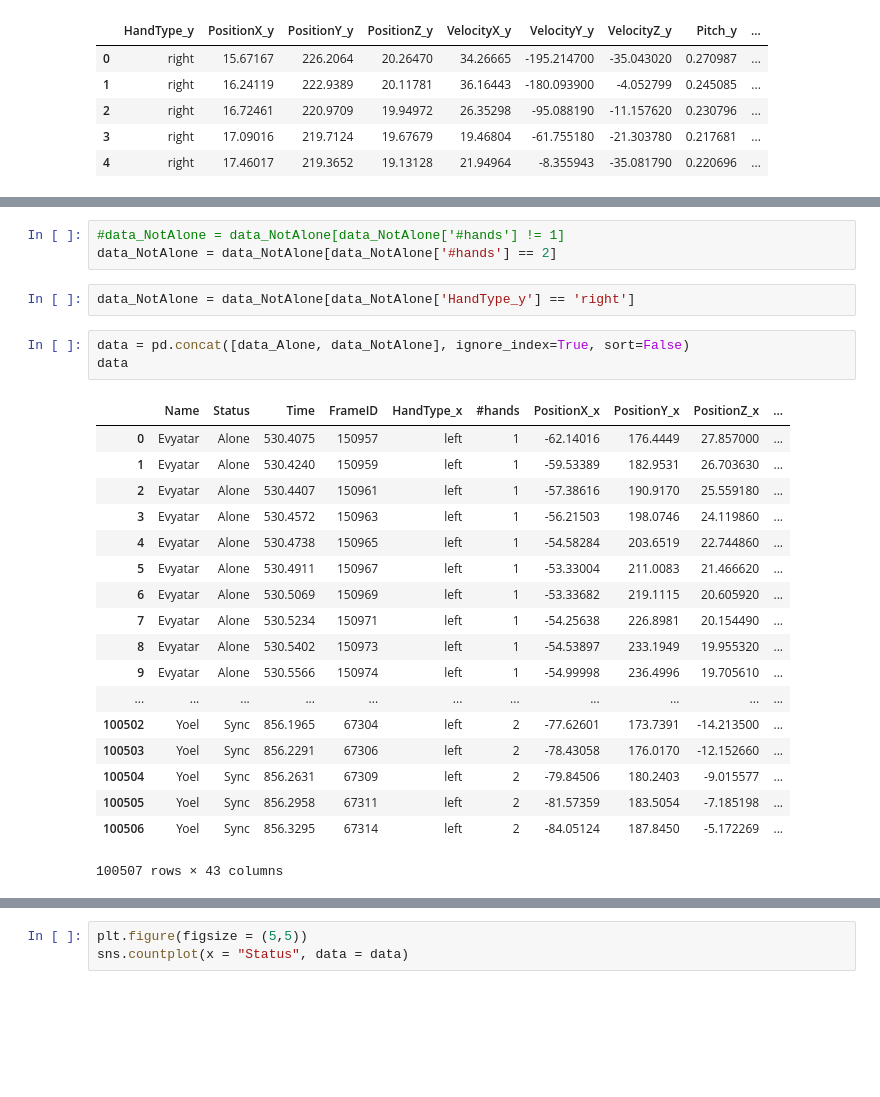
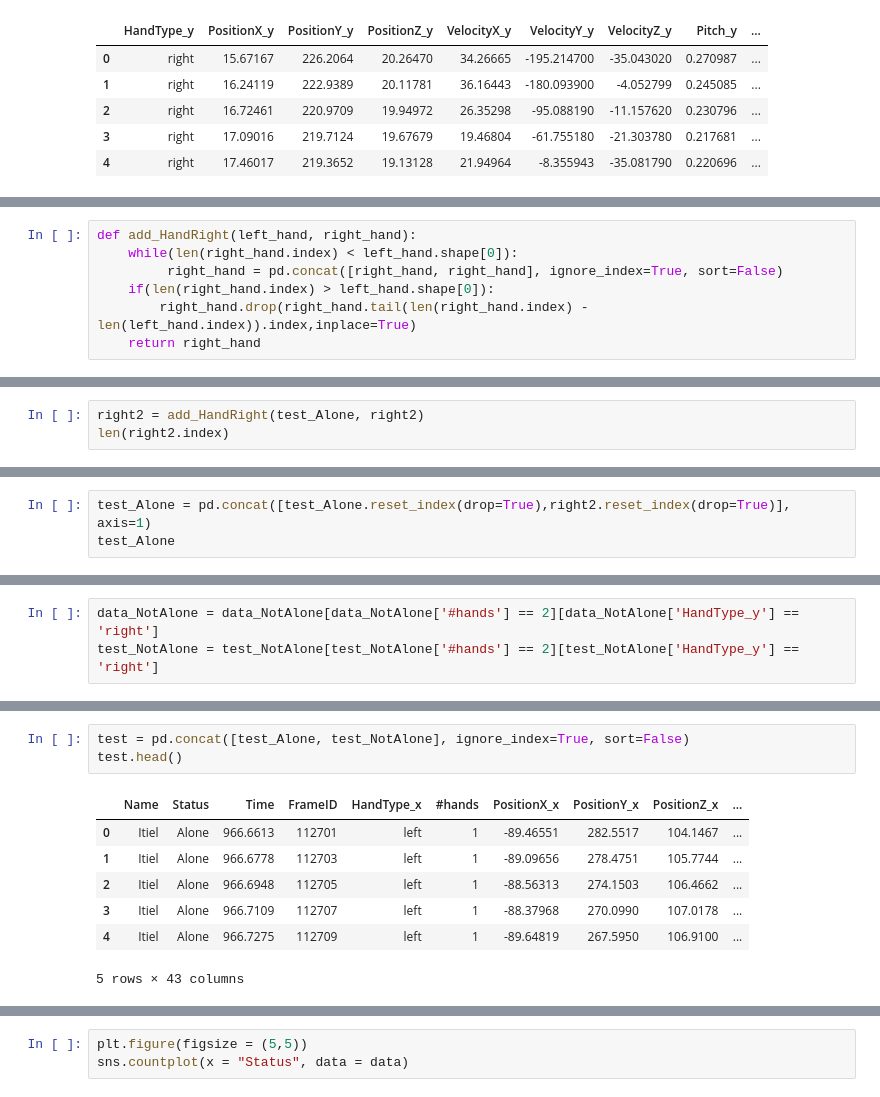
Before and after one commit to HilaShoshan/Hands-Movements-Classification, a Jupyter notebook: Hands Movements Classification.ipynb, the cells around one changed output, grey strips where cells are left out. Drawn from its saved outputs; the diff is of its cells as text; blank space fills up the shorter version.

```diff
--- a/Hands Movements Classification.ipynb
+++ b/Hands Movements Classification.ipynb
@@ -293,0 +440,7 @@ right:
+# %%
+def add_HandRight(left_hand, right_hand):
+    while(len(right_hand.index) < left_hand.shape[0]):
+         right_hand = pd.concat([right_hand, right_hand], ignore_index=True, sort=False)
+    if(len(right_hand.index) > left_hand.shape[0]):
+        right_hand.drop(right_hand.tail(len(right_hand.index) - len(left_hand.index)).index,inplace=True)
+    return right_hand
@@ -293,0 +454,3 @@ right:
+# %%
+right2 = add_HandRight(test_Alone, right2)
+len(right2.index)
@@ -293,0 +523,3 @@ right:
+# %%
+test_Alone = pd.concat([test_Alone.reset_index(drop=True),right2.reset_index(drop=True)], axis=1)
+test_Alone
@@ -294 +545,4 @@ right:
+# %%
+data_NotAlone = data_NotAlone[data_NotAlone['#hands'] == 2][data_NotAlone['HandType_y'] == 'right']
+test_NotAlone = test_NotAlone[test_NotAlone['#hands'] == 2][test_NotAlone['HandType_y'] == 'right']
 # %%
@@ -381,27 +559,11 @@ data_Alone
-# %%
-#data_NotAlone = data_NotAlone[data_NotAlone['#hands'] != 1]
-data_NotAlone = data_NotAlone[data_NotAlone['#hands'] == 2]
-# %%
-data_NotAlone = data_NotAlone[data_NotAlone['HandType_y'] == 'right']
 # %%
-data = pd.concat([data_Alone, data_NotAlone], ignore_index=True, sort=False)
-data
+test = pd.concat([test_Alone, test_NotAlone], ignore_index=True, sort=False)
+test.head()
 # %% [output]
 |  | Name | Status | Time | FrameID | HandType_x | #hands | PositionX_x | PositionY_x | PositionZ_x | ... |
-| 0 | Evyatar | Alone | 530.4075 | 150957 | left | 1 | -62.14016 | 176.4449 | 27.857000 | ... |
-| 1 | Evyatar | Alone | 530.4240 | 150959 | left | 1 | -59.53389 | 182.9531 | 26.703630 | ... |
-| 2 | Evyatar | Alone | 530.4407 | 150961 | left | 1 | -57.38616 | 190.9170 | 25.559180 | ... |
-| 3 | Evyatar | Alone | 530.4572 | 150963 | left | 1 | -56.21503 | 198.0746 | 24.119860 | ... |
-| 4 | Evyatar | Alone | 530.4738 | 150965 | left | 1 | -54.58284 | 203.6519 | 22.744860 | ... |
-| 5 | Evyatar | Alone | 530.4911 | 150967 | left | 1 | -53.33004 | 211.0083 | 21.466620 | ... |
-| 6 | Evyatar | Alone | 530.5069 | 150969 | left | 1 | -53.33682 | 219.1115 | 20.605920 | ... |
-| 7 | Evyatar | Alone | 530.5234 | 150971 | left | 1 | -54.25638 | 226.8981 | 20.154490 | ... |
-| 8 | Evyatar | Alone | 530.5402 | 150973 | left | 1 | -54.53897 | 233.1949 | 19.955320 | ... |
-| 9 | Evyatar | Alone | 530.5566 | 150974 | left | 1 | -54.99998 | 236.4996 | 19.705610 | ... |
-| ... | ... | ... | ... | ... | ... | ... | ... | ... | ... | ... |
-| 100502 | Yoel | Sync | 856.1965 | 67304 | left | 2 | -77.62601 | 173.7391 | -14.213500 | ... |
-| 100503 | Yoel | Sync | 856.2291 | 67306 | left | 2 | -78.43058 | 176.0170 | -12.152660 | ... |
-| 100504 | Yoel | Sync | 856.2631 | 67309 | left | 2 | -79.84506 | 180.2403 | -9.015577 | ... |
-| 100505 | Yoel | Sync | 856.2958 | 67311 | left | 2 | -81.57359 | 183.5054 | -7.185198 | ... |
-| 100506 | Yoel | Sync | 856.3295 | 67314 | left | 2 | -84.05124 | 187.8450 | -5.172269 | ... |
+| 0 | Itiel | Alone | 966.6613 | 112701 | left | 1 | -89.46551 | 282.5517 | 104.1467 | ... |
+| 1 | Itiel | Alone | 966.6778 | 112703 | left | 1 | -89.09656 | 278.4751 | 105.7744 | ... |
+| 2 | Itiel | Alone | 966.6948 | 112705 | left | 1 | -88.56313 | 274.1503 | 106.4662 | ... |
+| 3 | Itiel | Alone | 966.7109 | 112707 | left | 1 | -88.37968 | 270.0990 | 107.0178 | ... |
+| 4 | Itiel | Alone | 966.7275 | 112709 | left | 1 | -89.64819 | 267.5950 | 106.9100 | ... |
-100507 rows × 43 columns
+5 rows × 43 columns
```
Also changed, not shown: parts of 72 cells of this notebook.
